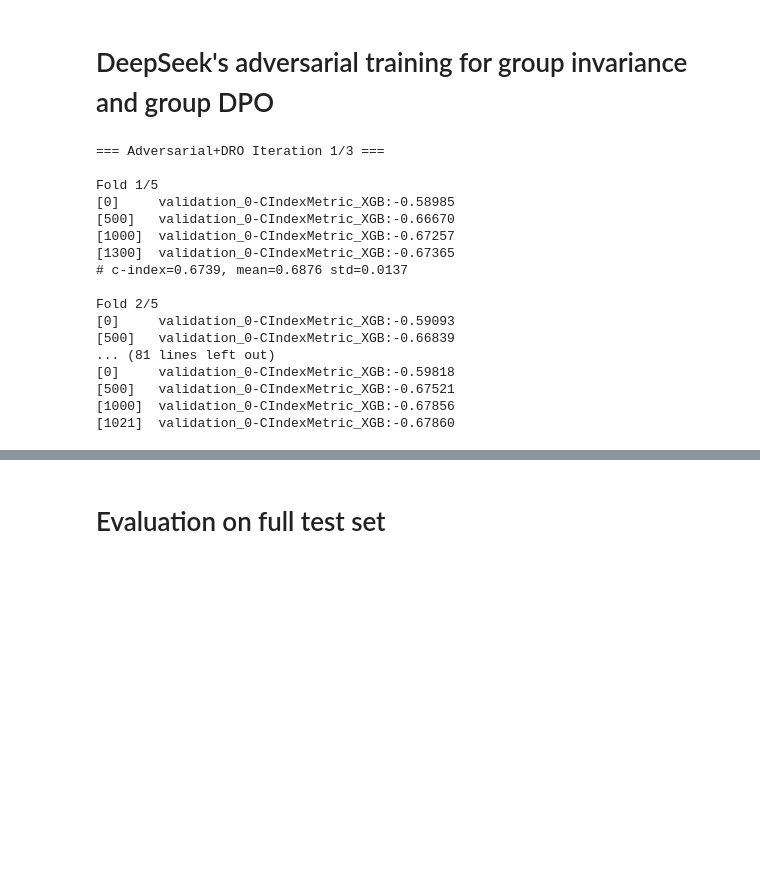
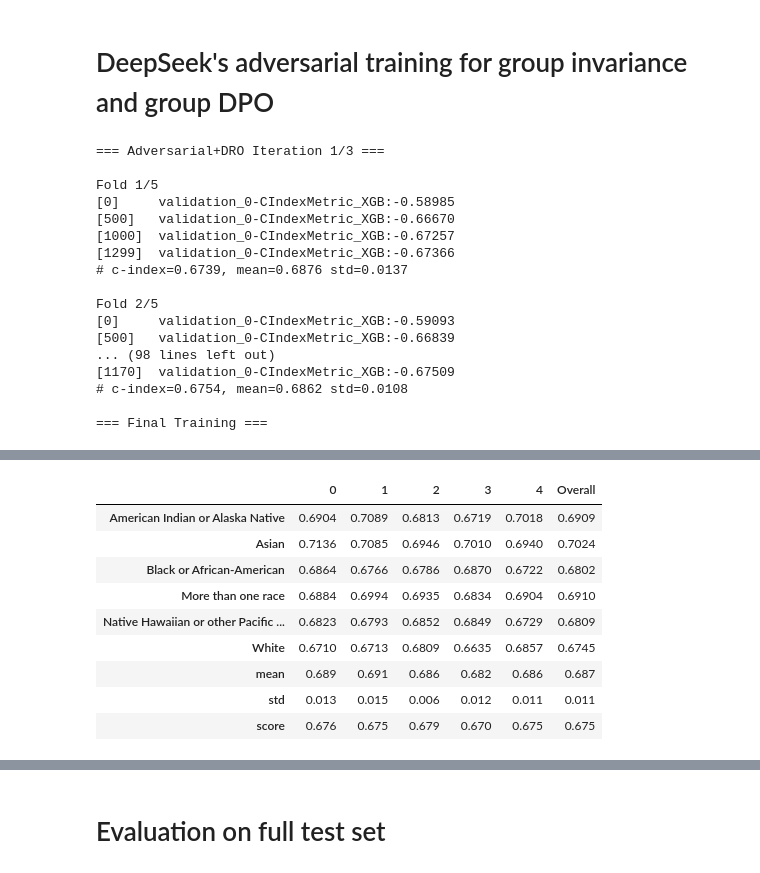
Before and after one commit to awxlong/cibmtr, a Jupyter notebook: awxlong/2_custom_deepseek_adversarial_training_dpo.ipynb, the cells around one changed output, grey strips where cells are left out. Drawn from its saved outputs; the diff is of its cells as text; code cells hidden in the pictures; blank space fills up the shorter version.

Commit message:
deepseek's adversarial training + group gro sucks

```diff
--- a/awxlong/2_custom_deepseek_adversarial_training_dpo.ipynb
+++ b/awxlong/2_custom_deepseek_adversarial_training_dpo.ipynb
@@ -274,7 +276,7 @@ for iteration in range(N_ITERATIONS):
 
         # Get leaf indices for adversarial training
         # booster = clf.get_booster()
-        num_trees = 1300 if iteration == 0 else 1100 #booster.best_iteration
+        num_trees = 1300 if iteration == 0 else 1000 #booster.best_iteration
         leaf_indices = clf.get_booster().predict(
             xgb.DMatrix(x_train[FEATURES], enable_categorical=True),
             pred_leaf=True,
@@ -376,14 +378,14 @@ Fold 1/5
 [0]     validation_0-CIndexMetric_XGB:-0.58985
 [500]   validation_0-CIndexMetric_XGB:-0.66670
 [1000]  validation_0-CIndexMetric_XGB:-0.67257
-[1300]  validation_0-CIndexMetric_XGB:-0.67365
+[1299]  validation_0-CIndexMetric_XGB:-0.67366
 # c-index=0.6739, mean=0.6876 std=0.0137
 
 Fold 2/5
 [0]     validation_0-CIndexMetric_XGB:-0.59093
 [500]   validation_0-CIndexMetric_XGB:-0.66839
-... (81 lines left out)
-[0]     validation_0-CIndexMetric_XGB:-0.59818
-[500]   validation_0-CIndexMetric_XGB:-0.67521
-[1000]  validation_0-CIndexMetric_XGB:-0.67856
-[1021]  validation_0-CIndexMetric_XGB:-0.67860
+... (98 lines left out)
+[1170]  validation_0-CIndexMetric_XGB:-0.67509
+# c-index=0.6754, mean=0.6862 std=0.0108
+
+=== Final Training ===
@@ -393,0 +392,10 @@ Stack trace:
+|  | 0 | 1 | 2 | 3 | 4 | Overall |
+| American Indian or Alaska Native | 0.6904 | 0.7089 | 0.6813 | 0.6719 | 0.7018 | 0.6909 |
+| Asian | 0.7136 | 0.7085 | 0.6946 | 0.7010 | 0.6940 | 0.7024 |
+| Black or African-American | 0.6864 | 0.6766 | 0.6786 | 0.6870 | 0.6722 | 0.6802 |
+| More than one race | 0.6884 | 0.6994 | 0.6935 | 0.6834 | 0.6904 | 0.6910 |
+| Native Hawaiian or other Pacific ... | 0.6823 | 0.6793 | 0.6852 | 0.6849 | 0.6729 | 0.6809 |
+| White | 0.6710 | 0.6713 | 0.6809 | 0.6635 | 0.6857 | 0.6745 |
+| mean | 0.689 | 0.691 | 0.686 | 0.682 | 0.686 | 0.687 |
+| std | 0.013 | 0.015 | 0.006 | 0.012 | 0.011 | 0.011 |
+| score | 0.676 | 0.675 | 0.679 | 0.670 | 0.675 | 0.675 |
```
Also changed, not shown: parts of 18 cells of this notebook.
